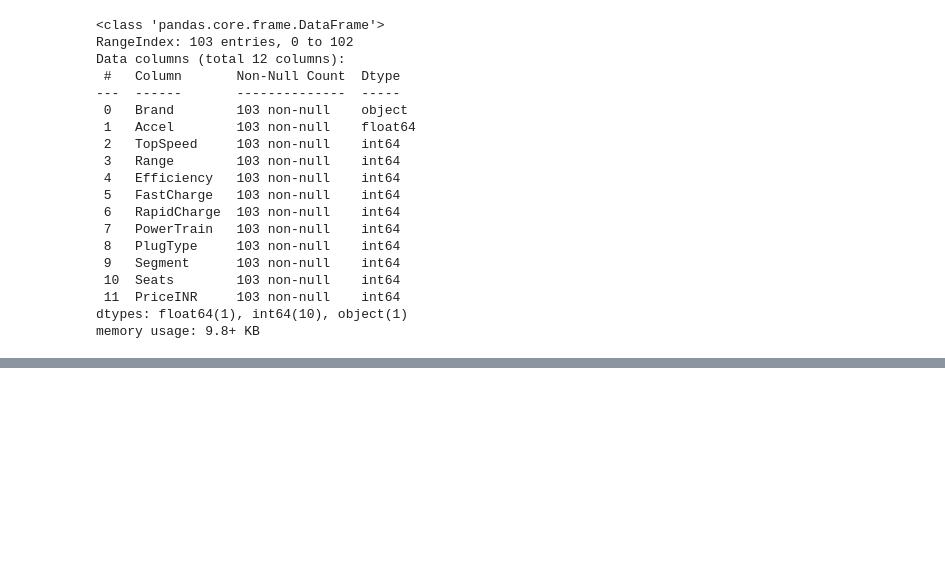
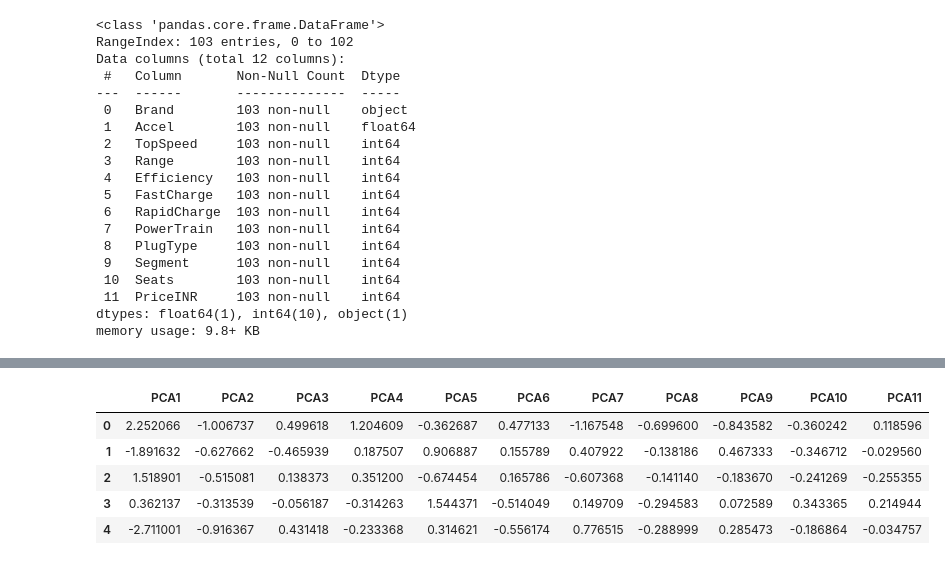
Before and after one commit to deepak03c/EV_Market_Segmentation, a Jupyter notebook: CLUSTERING_MODEL.ipynb, the cells around one changed output, grey strips where cells are left out. Saved outputs shown, nothing was run; the diff lists cells and outputs as text; code cells hidden in the pictures; blank space fills up the shorter version.

```diff
--- a/CLUSTERING_MODEL.ipynb
+++ b/CLUSTERING_MODEL.ipynb
@@ -425,0 +445,13 @@ memory usage: 9.8+ KB
+# %%
+scaled_df = scalar.fit_transform(data1)
+pca = PCA(n_components = 11)
+principal_components = pca.fit_transform(scaled_df)
+pca_df = pd.DataFrame(data=principal_components ,columns=["PCA1","PCA2","PCA3","PCA4","PCA5","PCA6","PCA7","PCA8","PCA9","PCA10","PCA11"])
+pca_df.head()
+# %% [output]
+|  | PCA1 | PCA2 | PCA3 | PCA4 | PCA5 | PCA6 | PCA7 | PCA8 | PCA9 | PCA10 | PCA11 |
+| 0 | 2.252066 | -1.006737 | 0.499618 | 1.204609 | -0.362687 | 0.477133 | -1.167548 | -0.699600 | -0.843582 | -0.360242 | 0.118596 |
+| 1 | -1.891632 | -0.627662 | -0.465939 | 0.187507 | 0.906887 | 0.155789 | 0.407922 | -0.138186 | 0.467333 | -0.346712 | -0.029560 |
+| 2 | 1.518901 | -0.515081 | 0.138373 | 0.351200 | -0.674454 | 0.165786 | -0.607368 | -0.141140 | -0.183670 | -0.241269 | -0.255355 |
+| 3 | 0.362137 | -0.313539 | -0.056187 | -0.314263 | 1.544371 | -0.514049 | 0.149709 | -0.294583 | 0.072589 | 0.343365 | 0.214944 |
+| 4 | -2.711001 | -0.916367 | 0.431418 | -0.233368 | 0.314621 | -0.556174 | 0.776515 | -0.288999 | 0.285473 | -0.186864 | -0.034757 |
```
Also changed, not shown: parts of 5 cells of this notebook.
